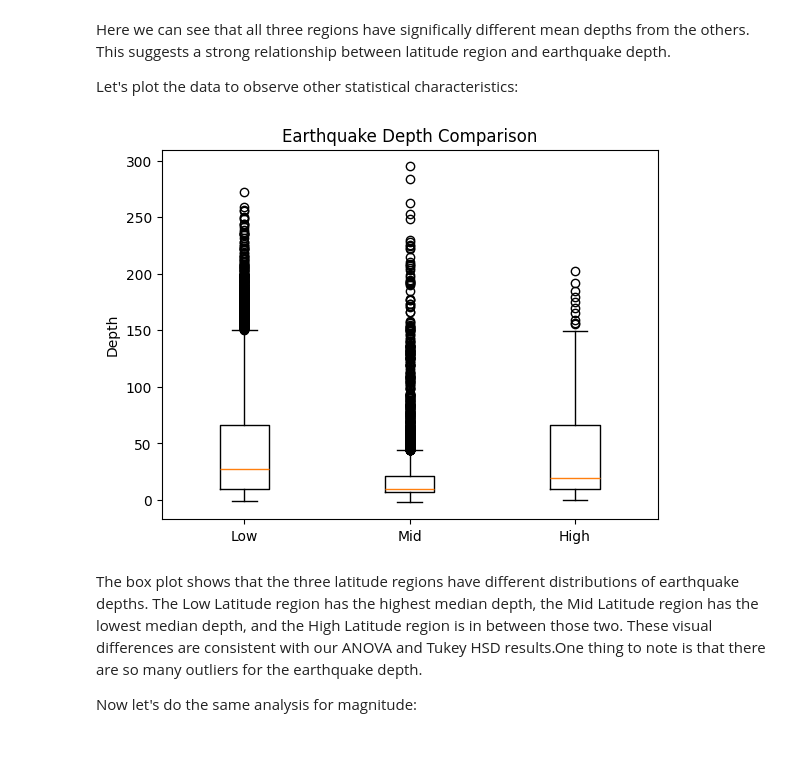
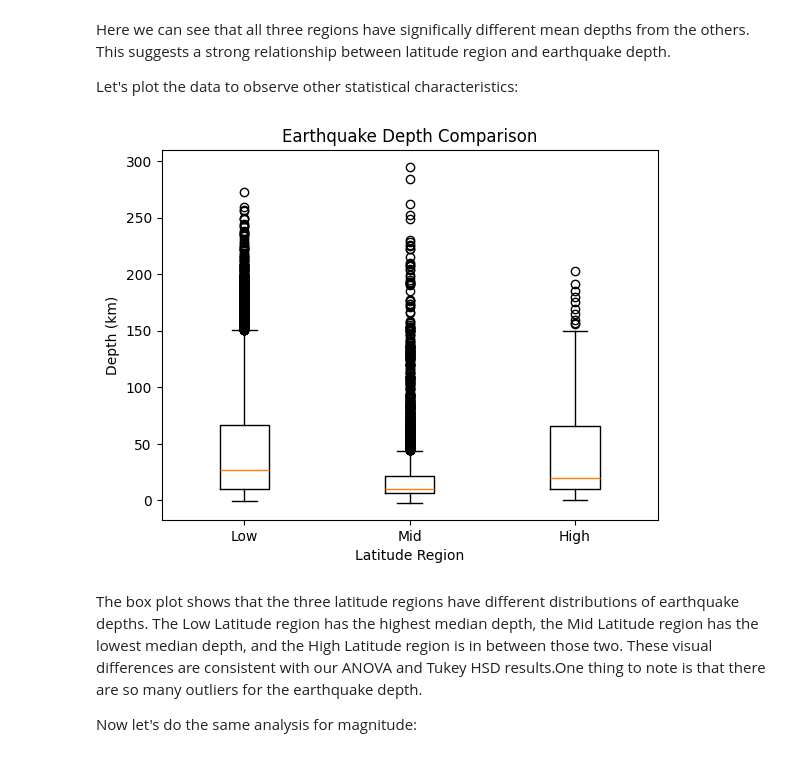
Before and after one commit to NatalieFig/cmsc320finalproj, a Jupyter notebook: CMSC320_Final_Project.ipynb, the cells around one changed output. Cells and saved outputs as stored; diff of their text form; code cells hidden in the pictures.

Commit message:
updated graphs, added question

```diff
--- a/CMSC320_Final_Project.ipynb
+++ b/CMSC320_Final_Project.ipynb
@@ -342,16 +387,17 @@ Let's plot the data to observe other statistical characteristics:
 # %%
 data = [
     low_earthquakes["depth"],
     mid_earthquakes["depth"],
     high_earthquakes["depth"]
 ]
 
 plt.boxplot(data, tick_labels=["Low", "Mid", "High"])
 plt.title("Earthquake Depth Comparison")
-plt.ylabel("Depth")
+plt.xlabel("Latitude Region")
+plt.ylabel("Depth (km)")
 plt.show()
 # %% [output]
-[figure, old version]
+[figure, new version]
 # %% [markdown]
 The box plot shows that the three latitude regions have different distributions of earthquake depths. The Low Latitude region has the highest median depth, the Mid Latitude region has the lowest median depth, and the High Latitude region is in between those two. These visual differences are consistent with our ANOVA and Tukey HSD results.One thing to note is that there are so many outliers for the earthquake depth.
 
```
Also changed, not shown: parts of 12 cells of this notebook.
